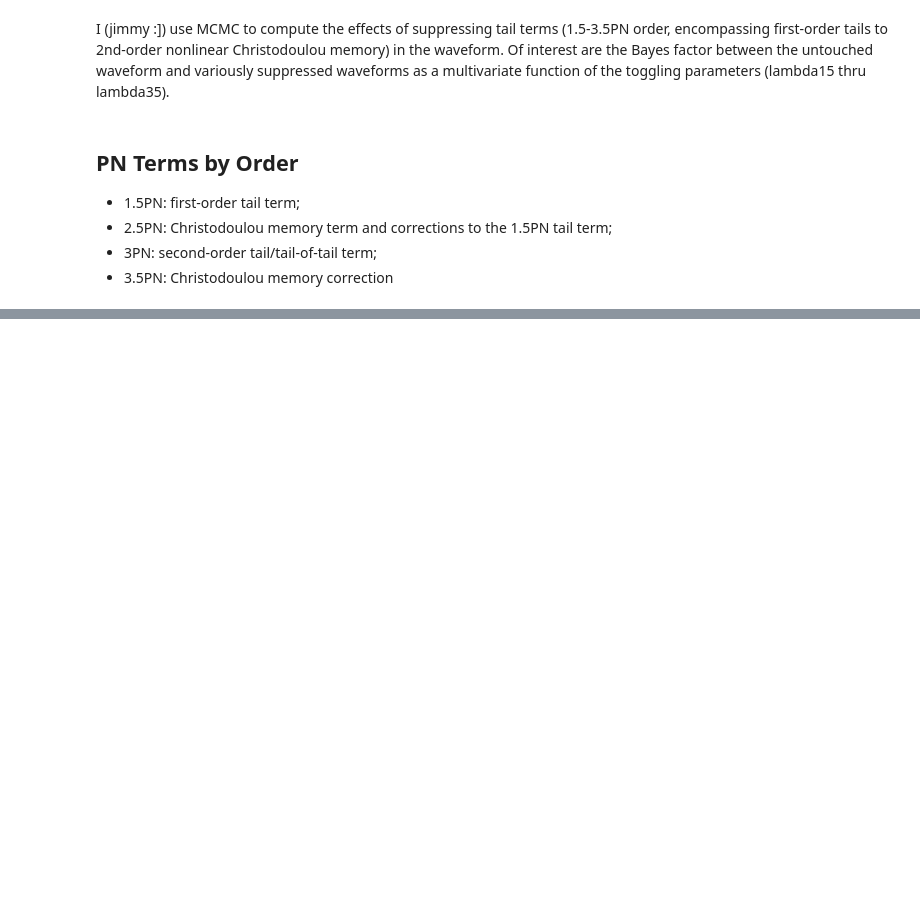
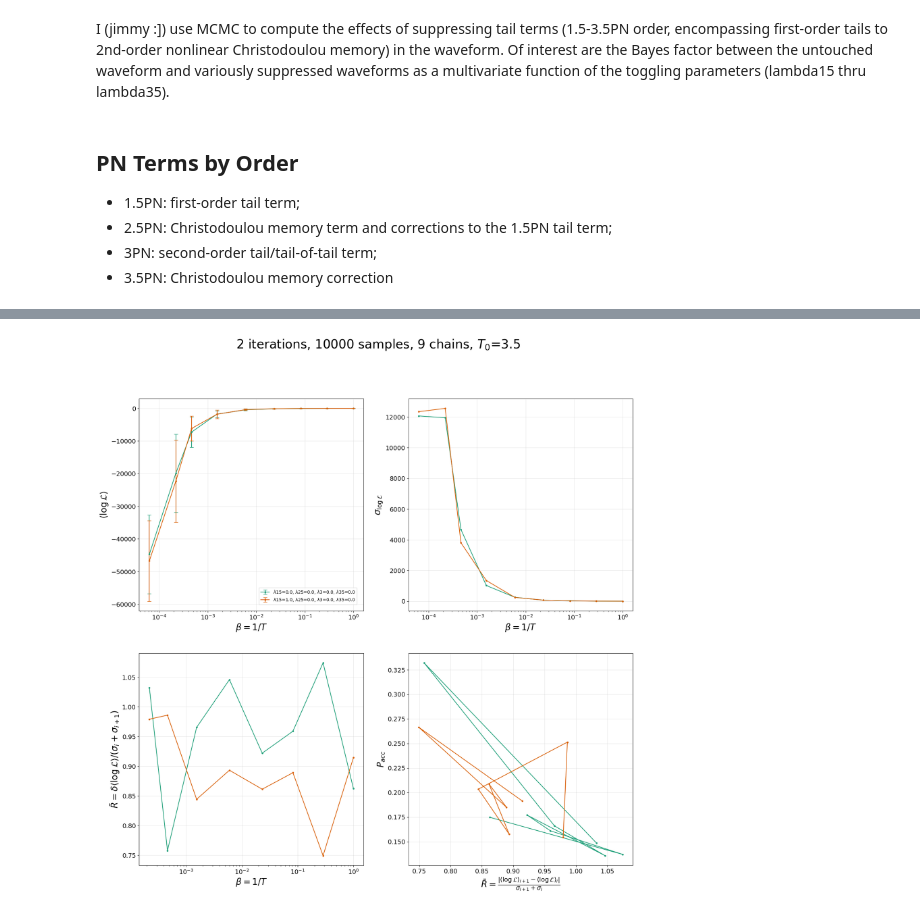
Before and after one commit to jimmy-gw/GWTails_ParameterEstimation, a Jupyter notebook: TAILSvsNOTAILS_MCMC.ipynb, the cells around one changed output, grey strips where cells are left out. Drawn from its saved outputs; the diff is of its cells as text; code cells hidden in the pictures; blank space fills up the shorter version.

```diff
--- a/TAILSvsNOTAILS_MCMC.ipynb
+++ b/TAILSvsNOTAILS_MCMC.ipynb
@@ -143,0 +81,92 @@ Running PTMCMC to obtain mock <lnL>(beta) and \sigma_{lnL}(beta) curves...
+# %%
+### Plot <lnL> vs. \beta for each chosen vector of lambda values
+lambdas=list(zip(lmcmc.lambda15s, lmcmc.lambda25s, lmcmc.lambda3s, lmcmc.lambda35s))
+num_lmcmciters=len(lambdas)
+
+fig,((ax1, ax2), (ax3, ax4)) = plt.subplots(2,2, figsize=(20,19))
+
+colors=lmcmc.itercolors
+
+__TIData__ = np.zeros(num_lmcmciters, dtype=lmcmc.TIData)
+
+
+i=1
+for lambda15, lambda25, lambda3, lambda35 in lambdas:
+    lambdavec=rf'$\lambda15$={round(lambda15,2)}, $\lambda25$={round(lambda25,2)}, $\lambda3$={round(lambda3,2)}, $\lambda35$={round(lambda35,2)}'
+    print(f'######### Running PTMCMC #{i}/{num_lmcmciters} for lambdavec={lambdavec} #########')
+
+    ## Do PTMCMC for this set of lambda values
+    samples, lnposts, acc_rates = lmcmc.PTMCMC_i(lambdas=[lambda15, lambda25, lambda3, lambda35],
+                                                   temp_ladder=temp_ladder,
+                                                   num_samples=num_samples,
+                                                   num_chains=num_chains)
+
+    # obtain lnlikes for each beta
+    lnlikes = lmcmc.lnlikes(temp_ladder, lnposts, num_samples)
+
+    # Plot avg lnlikes against betas
+    betas, avg_lnlikes, lnlikes_stdevs = lmcmc.avglnlikes_vs_betas(temp_ladder, lnposts, num_samples)
+    ax1.errorbar(betas, avg_lnlikes, yerr=lnlikes_stdevs, capsize=4, marker='.', color=colors[i-1], label=lambdavec)
+    ax2.plot(betas, lnlikes_stdevs, marker='.', color=colors[i-1], label=lambdavec)
+
+    ## save data (to be splined and then integrated) ##
+    __TIData__[i-1]=lmcmc.TIData(betas, lnlikes, avg_lnlikes, lnlikes_stdevs, lambdavec, colors[i-1], i) # thermo_error.py strictly takes hottest chains first
+
+
+
+
+    ## Examine ladder spacing
+    # Calculate overlap factors (alphas)
+    alphas=np.zeros(len(betas)-1)
+    for j in range(len(betas)-1):
+        avg_lnlike_1, avg_lnlike_2 = avg_lnlikes[j], avg_lnlikes[j+1]
+        lnlikes_stdev_1, lnlikes_stdev_2 = lnlikes_stdevs[j], lnlikes_stdevs[j+1]
+        alphas[j]=lmcmc.alpha_overlap(avg_lnlike_1, lnlikes_stdev_1, avg_lnlike_2, lnlikes_stdev_2)
+
+    # Calculate R-statistic as a fxn of temperature
+    B,Rs=lmcmc.ladder_spacing_ratio(temp_ladder, avg_lnlikes, lnlikes_stdevs, alphas, print_chains=False, haxis='B')
+    B,Rbars=lmcmc.ladder_spacing_ratio(temp_ladder, avg_lnlikes, lnlikes_stdevs, alphas=np.full(len(alphas),1.), print_chains=False, haxis='B') # normalized R-statistic
+    ax3.plot(B[:-1],Rbars[:-1], marker='.', color=colors[i-1], label=lambdavec) # don't care about the hottest chain, it compares w/ nothing
+
+    # Examine PT swap acceptance rates as a fxn of Rbar=R[alpha=1]
+    Pacc=acc_rates['PT_swap']
+    avgPTswapaccrate=np.mean(Pacc[:-1]) # do NOT include acceptance rate of swaps for the hottest chain, because that doesn't get swapped with anything hotter (duh!)
+    ax4.plot(Rbars[:-1],Pacc[:-1], marker='.', color=colors[i-1], label=lambdavec)
+
+    print(f'Average PT swap acceptance rate: {avgPTswapaccrate}')
+    print(f'~~~(temp_ladder, Rbars)~~~')
+    for T, Rbar in list(zip(temp_ladder,Rbars)):
+        print(round(T,2), round(Rbar,3))
+    print(f'~~~(temp_ladder, Pacc)~~~')
+    for T, P in list(zip(temp_ladder,Pacc)):
+        print(round(T,2), P)
+
+    i+=1 # finish iteration
+
+
+# Decorate the plots :)
+fig.suptitle(rf'{num_lmcmciters} iterations, {num_samples} samples, {num_chains} chains, $T_0$={temp0}', fontsize=28)
+ax1.legend(loc='lower right', bbox_to_anchor=(0.98, 0.02))
+ax1.set_xlabel(r'$\beta = 1 / T$', fontsize=20)
+ax1.set_ylabel(r'$\langle\log\mathcal{L}\rangle$', fontsize=20)
+ax2.set_xlabel(r'$\beta = 1 / T$', fontsize=20)
+ax2.set_ylabel(r'$\sigma_{\log\mathcal{L}}$', fontsize=20)
+ax3.set_xlabel(r'$\beta = 1 / T$', fontsize=20)
+ax3.set_ylabel(r'$\bar{R} = \delta\langle\log\mathcal{L}\rangle / (\sigma_{i}+\sigma_{i+1})$', fontsize=20)
+
+#*********** see what this looks like for regular R, not Rbar, and ask Neil if the alpha factor is even relevant here ***********
+ax4.set_xlabel(r'$\bar{R} = \frac{|\langle\log\mathcal{L}\rangle_{i+1}-\langle\log\mathcal{L}\rangle_{i}|}{\sigma_{i+1}+\sigma_{i}}$', fontsize=20)
+ax4.set_ylabel(r'$P_{acc}$', fontsize=20)
+
+
+for ax in (ax1, ax2, ax3, ax4):
+    ax.grid(alpha=0.3)
+    ax.tick_params(axis='both', which='major', labelsize=14)
+
+ax1.set_xscale('log')
+ax2.set_xscale('log')
+ax3.set_xscale('log')
+
+
+plt.show()
+# %% [output]
@@ -144,3 +190,4 @@ Running PTMCMC to obtain mock <lnL>(beta) and \sigma_{lnL}(beta) curves...
+[figure, new version]
 # %%
 ### Evidence calculations (with Neil splining)
 
```
Also changed, not shown: parts of 11 cells of this notebook, 2 other files.
